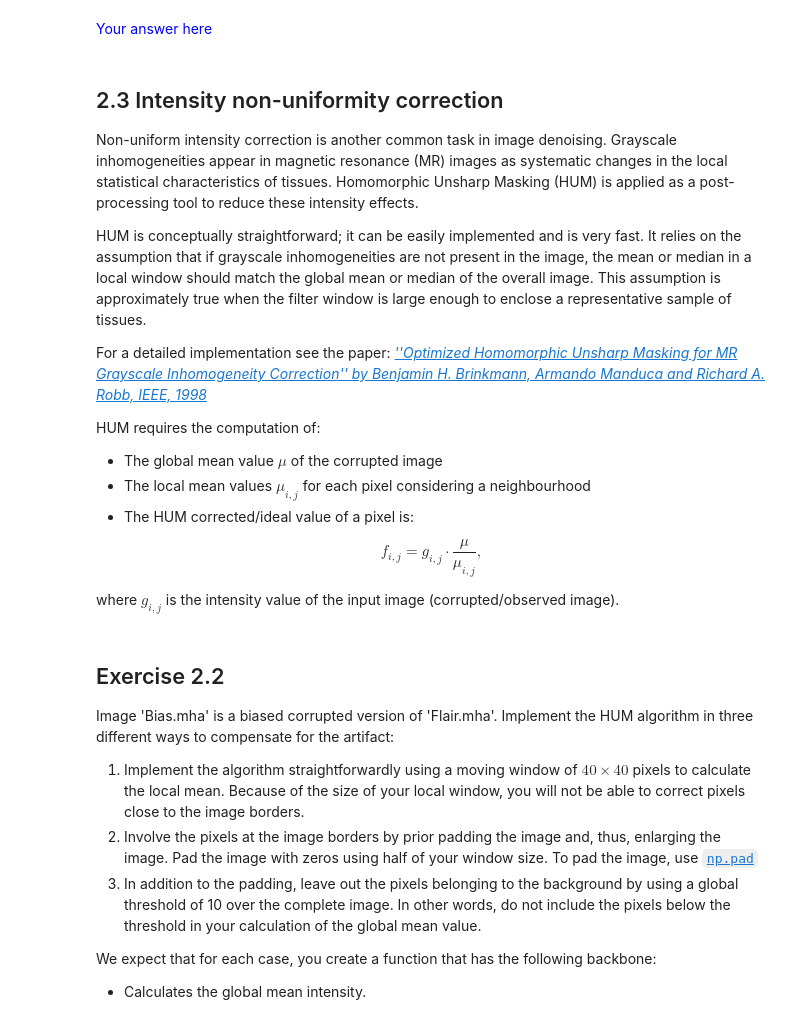
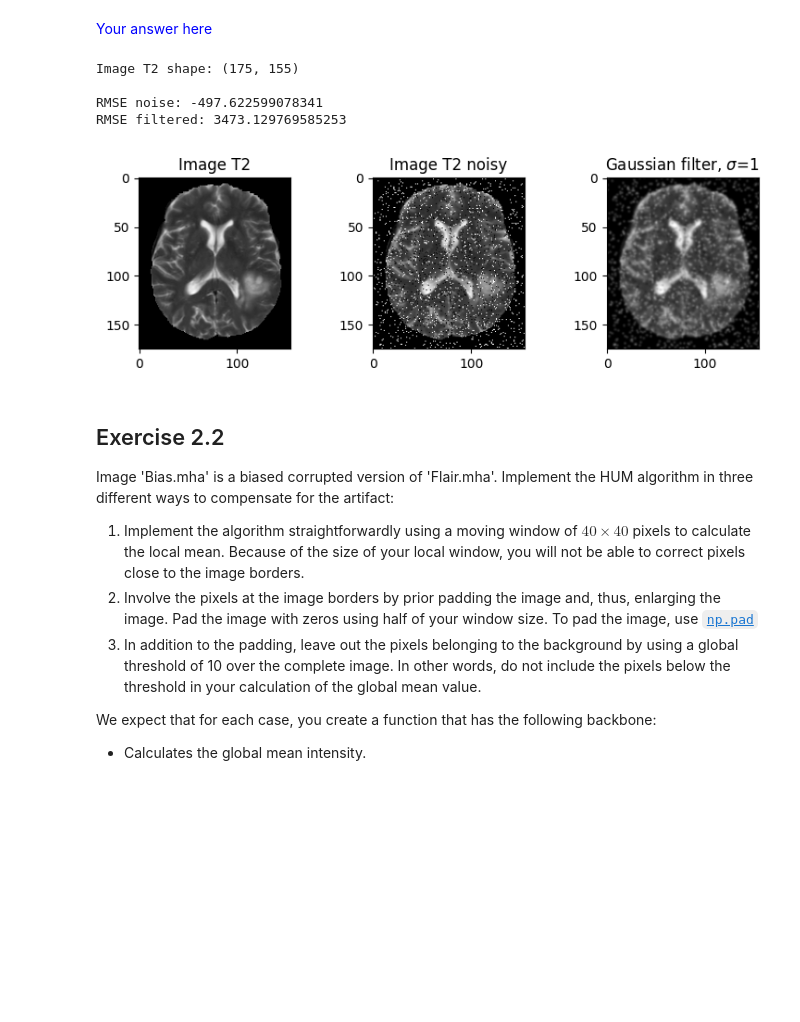
Before and after one commit to cesarz10/Medical-Imaging-UGent, a Jupyter notebook: Practicum-3/ImageProcessingPart1.ipynb, the cells around one changed output. Saved outputs shown, nothing was run; the diff lists cells and outputs as text; code cells hidden in the pictures; blank space fills up the shorter version.

Commit message:
some error with the RMSE. Getting huge values and negatives (maybe get abs of the negatives). Not sure how to calculate the noise if not with MSE.

```diff
--- a/Practicum-3/ImageProcessingPart1.ipynb
+++ b/Practicum-3/ImageProcessingPart1.ipynb
@@ -251,20 +249,44 @@ To illustrate image filtering, you will restore an image which has been distorte
-# %% [markdown]
-## 2.3 Intensity non-uniformity correction
-
-Non-uniform intensity correction is another common task in image denoising. Grayscale inhomogeneities appear in magnetic resonance (MR) images as systematic changes in the local statistical characteristics of tissues. Homomorphic Unsharp Masking (HUM) is applied as a post-processing tool to reduce these intensity effects.
-
-HUM is conceptually straightforward; it can be easily implemented and is very fast. It relies on the assumption that if grayscale inhomogeneities are not present in the image, the mean or median in a local window should match the global mean or median of the overall image. This assumption is approximately true when the filter window is large enough to enclose a representative sample of tissues.
-
-For a detailed implementation see the paper: [*''Optimized Homomorphic Unsharp Masking for MR Grayscale Inhomogeneity Correction'' by Benjamin H. Brinkmann, Armando Manduca and Richard A. Robb, IEEE, 1998*](https://ieeexplore.ieee.org/document/700729)
-
-HUM requires the computation of:
-- The global mean value $\mu$ of the corrupted image
-- The local mean values $\mu_{i,j}$ for each pixel considering a neighbourhood
-- The HUM corrected/ideal value of a pixel is:
-
-$$f_{i,j} = g_{i,j} \cdot \frac{\mu}{\mu_{i,j}},$$
-
-   where $g_{i,j}$ is the intensity value of the input image (corrupted/observed image).
+# %%
+from scipy.ndimage import gaussian_filter
+from sklearn.metrics import mean_squared_error
+
+image_path = "MRI_images/T2.mha"
+image = sitk.ReadImage(image_path)
+image = sitk.GetArrayFromImage(image)
+
+image_path_noise = "MRI_images/SP.mha"
+image_noise = sitk.ReadImage(image_path_noise)
+image_noise = sitk.GetArrayFromImage(image_noise)
+
+shape = image.shape
+print(f"\nImage T2 shape: {shape}")
+
+image_filtered = gaussian_filter(image_noise, sigma=1)
+
+RMSE_noise = mean_squared_error(image, image_noise)#, squared=False)
+RMSE_filtered = mean_squared_error(image, image_filtered)#, squared=False)
+print(f"\nRMSE noise: {RMSE_noise}\nRMSE filtered: {RMSE_filtered}\n")
+
+# plotting images with corresponding histograms
+figs, axs = plt.subplots(1, 3, figsize=(8, 8))
+figs.tight_layout(pad=3.0)
+
+axs[0].imshow(image, cmap='grey')
+axs[0].set_title("Image T2")
+
+axs[1].imshow(image_noise, cmap='grey')
+axs[1].set_title("Image T2 noisy")
+
+axs[2].imshow(image_filtered, cmap='grey')
+axs[2].set_title("Gaussian filter, $\sigma$=1")
+
+plt.show()
+# %% [output]
+Image T2 shape: (175, 155)
+
+RMSE noise: -497.622599078341
+RMSE filtered: 3473.129769585253
+[figure, added]
 # %% [markdown]
 ## Exercise 2.2
 
```
Also changed, not shown: parts of 2 cells of this notebook.
